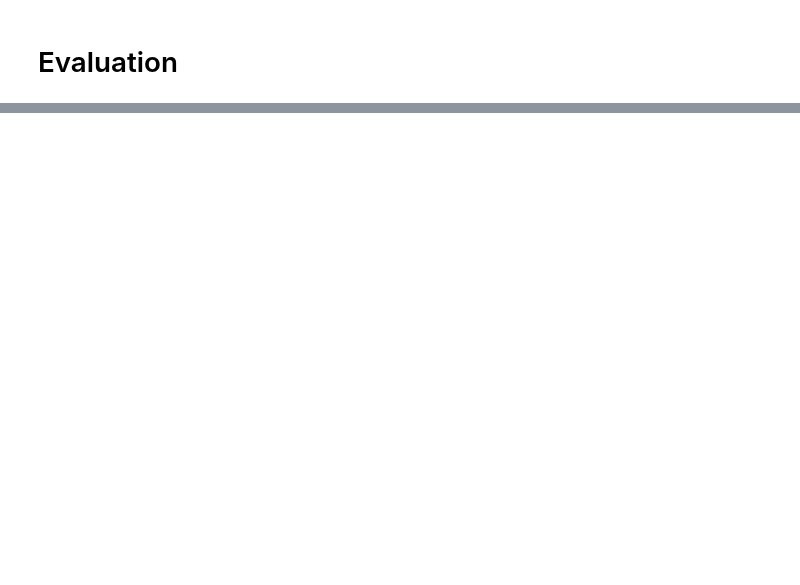
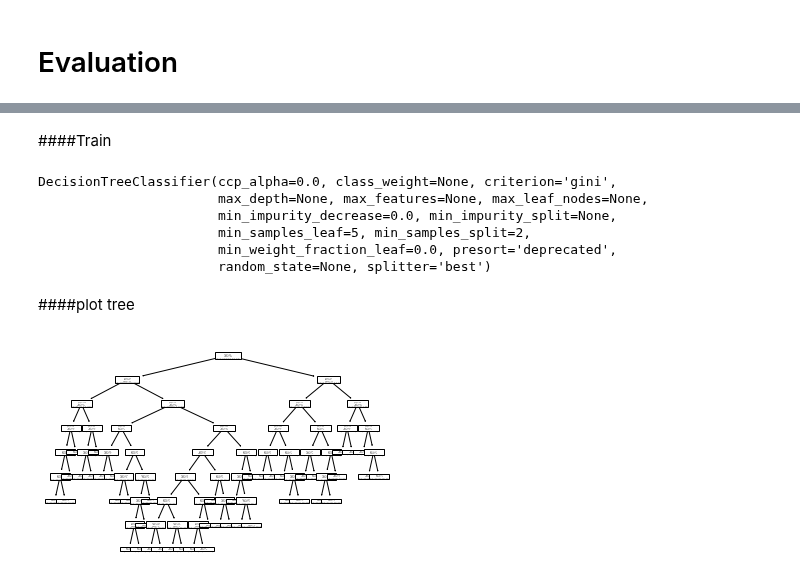
Before and after one commit to nicha0524/DPDM2021, a Jupyter notebook: Classification_(Decision_Tree).ipynb, the cells around one changed output, grey strips where cells are left out. Drawn from its saved outputs; the diff is of its cells as text; code cells hidden in the pictures; blank space fills up the shorter version.

```diff
--- a/Classification_(Decision_Tree).ipynb
+++ b/Classification_(Decision_Tree).ipynb
@@ -69,0 +128,2 @@ plot_tree(mytree) # สร้างแผนภาพต้นไม้
+# %%
+X_train, X_test, y_train, y_test = train_test_split( x, Y, test_size=0.50, random_state=6)
@@ -69,0 +154,2 @@ plot_tree(mytree) # สร้างแผนภาพต้นไม้
+# %%
+X_traintrain, X_val, y_traintrain, y_val = train_test_split(X_train, y_train, test_size=0.3, random_state=6)
@@ -69,0 +170,15 @@ plot_tree(mytree) # สร้างแผนภาพต้นไม้
+# %%
+mytree = DecisionTreeClassifier(criterion='gini',min_samples_leaf=5)
+# %% [markdown]
+####Train
+# %%
+mytree.fit(X_traintrain,y_traintrain)
+# %% [output]
+DecisionTreeClassifier(ccp_alpha=0.0, class_weight=None, criterion='gini',
+                       max_depth=None, max_features=None, max_leaf_nodes=None,
+                       min_impurity_decrease=0.0, min_impurity_split=None,
+                       min_samples_leaf=5, min_samples_split=2,
+                       min_weight_fraction_leaf=0.0, presort='deprecated',
+                       random_state=None, splitter='best')
+# %% [markdown]
+####plot tree
@@ -69,0 +187,4 @@ plot_tree(mytree) # สร้างแผนภาพต้นไม้
+# %%
+plot_tree(mytree); # สร้างแผนภาพต้นไม้
+# %% [output]
+[figure, added]
```
Also changed, not shown: parts of 28 cells of this notebook.
